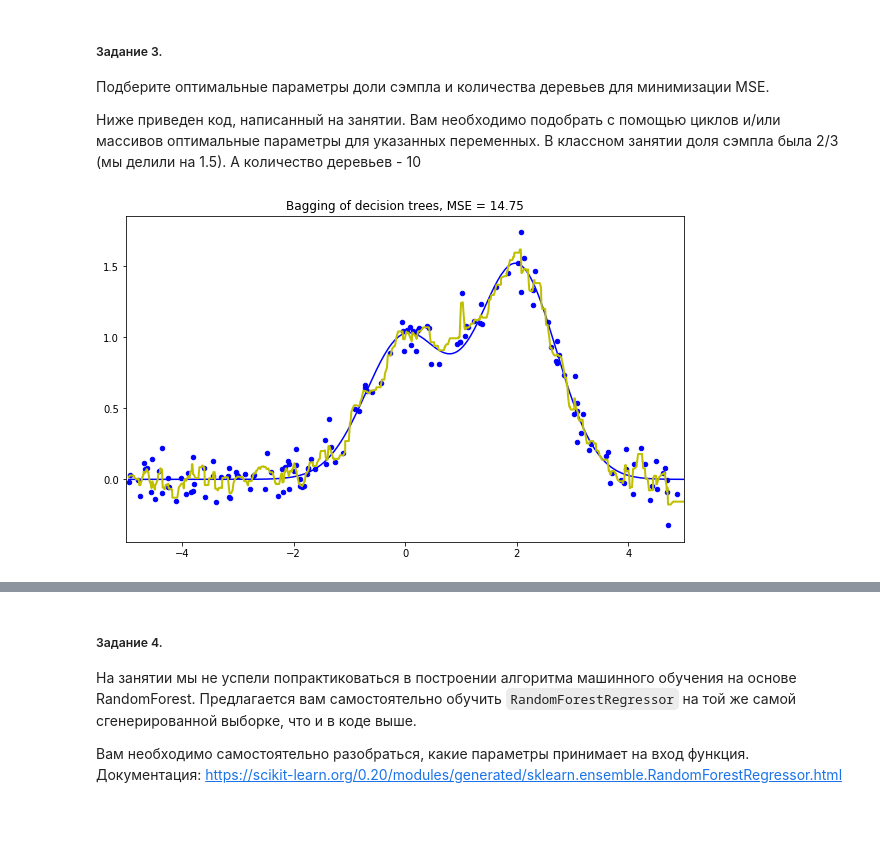
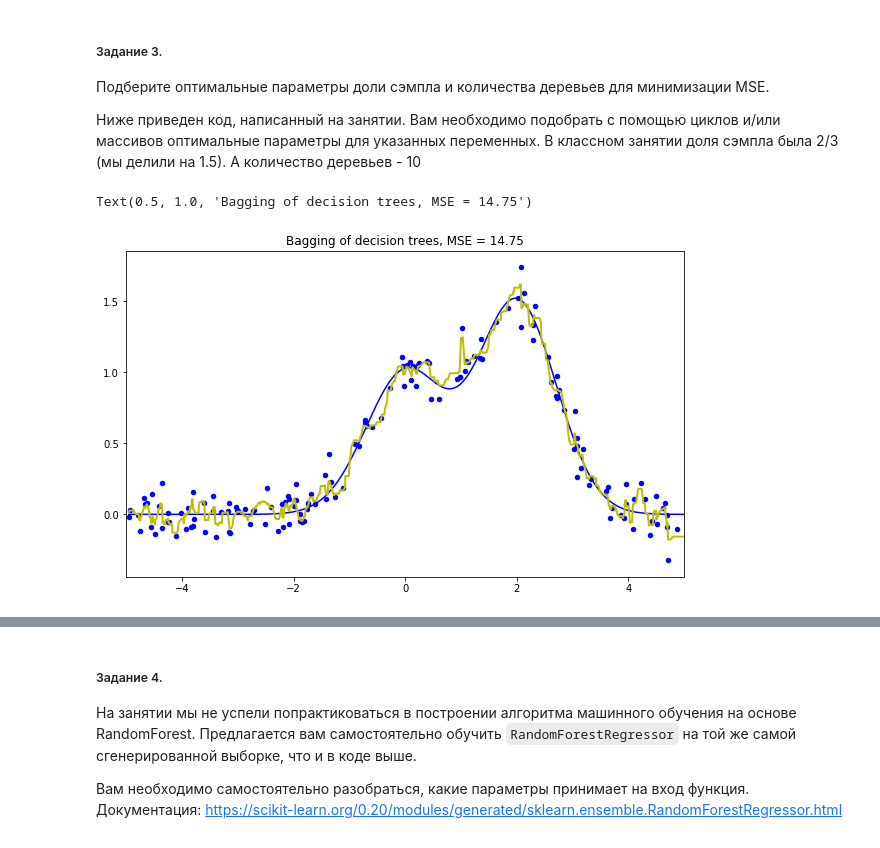
Before and after one commit to Afsent/Nordic_IT_School, a Jupyter notebook: ML/HW30/HW30_Bagging.ipynb, the cells around one changed output, grey strips where cells are left out. Drawn from its saved outputs; the diff is of its cells as text; code cells hidden in the pictures.

```diff
--- a/ML/HW30/HW30_Bagging.ipynb
+++ b/ML/HW30/HW30_Bagging.ipynb
@@ -206,16 +206,18 @@ array([51.17842634, 51.7544366 ])
 import numpy as np
 
 import warnings
-warnings.filterwarnings('ignore')
+
+warnings.filterwarnings("ignore")
 np.random.seed(42)
-from sklearn.ensemble import RandomForestRegressor, RandomForestClassifier, BaggingRegressor
+from sklearn.ensemble import (
+    RandomForestRegressor,
+    RandomForestClassifier,
+    BaggingRegressor,
+)
 from sklearn.tree import DecisionTreeRegressor, DecisionTreeClassifier
 import matplotlib.pyplot as plt
+
 %matplotlib inline
-
-n_train = 150
-n_test = 1000
-noise = 0.1
 
 # Generate data
 np.random.seed(42)
@@ -227,53 +229,61 @@ noise = 0.1
 # Generate data
 def f(x):
     x = x.ravel()
-    return np.exp(-x ** 2) + 1.5 * np.exp(-(x - 2) ** 2)
+    return np.exp(-(x ** 2)) + 1.5 * np.exp(-((x - 2) ** 2))
+
 
 def generate(n_samples, noise):
     X = np.random.rand(n_samples) * 10 - 5
     X = np.sort(X).ravel()
-    y = np.exp(-X ** 2) + 1.5 * np.exp(-(X - 2) ** 2) + \
-        np.random.normal(0.0, noise, n_samples)
+    y = (
+        np.exp(-(X ** 2))
+        + 1.5 * np.exp(-((X - 2) ** 2))
+        + np.random.normal(0.0, noise, n_samples)
+    )
     X = X.reshape((n_samples, 1))
     return X, y
 
+
 X_train, y_train = generate(n_samples=n_train, noise=noise)
 X_test, y_test = generate(n_samples=n_test, noise=noise)
+
 
 def get_bootstrap_samples(data, n_samples):
     indices = np.random.randint(0, len(data), n_samples)
     samples = data[indices]
     return samples
 
+
 dtrees_bagging = []
+
+
 def bagging_fit(X, y, n_trees=10, samples_share=1.5):
     dtrees_bagging.clear()
     full_X_y = np.array(list(zip(np.array(X)[:, 0], y)))
     for t in range(n_trees):
-        samp_X_y = get_bootstrap_samples(
-            full_X_y,
-            int(len(full_X_y) / samples_share)
-        )
+        samp_X_y = get_bootstrap_samples(full_X_y, int(len(full_X_y) / samples_share))
         X_new = samp_X_y[:, 0].reshape((len(samp_X_y), 1))
         y_new = samp_X_y[:, 1]
         dtrees_bagging.append(DecisionTreeRegressor().fit(X_new, y_new))
 
 
 def bagging_predict(X):
     d_predicts = []
     for dtree in dtrees_bagging:
         d_predicts.append(dtree.predict(X))
     d_predicts = np.array(d_predicts)
     return np.mean(d_predicts, axis=0)
 
+
 bagging_fit(X_train, y_train)
 bdt_predict = bagging_predict(X_test)
 
 plt.figure(figsize=(10, 6))
 plt.plot(X_test, f(X_test), "b")
 plt.scatter(X_train, y_train, c="b", s=20)
 plt.plot(X_test, bdt_predict, "y", lw=2)
 plt.xlim([-5, 5])
-plt.title("Bagging of decision trees, MSE = %.2f" % np.sum((y_test - bdt_predict) ** 2));
+plt.title("Bagging of decision trees, MSE = %.2f" % np.sum((y_test - bdt_predict) ** 2))
 # %% [output]
+Text(0.5, 1.0, 'Bagging of decision trees, MSE = 14.75')
-[figure, old version]
+[figure, new version]
```
Also changed, not shown: parts of 12 cells of this notebook.
